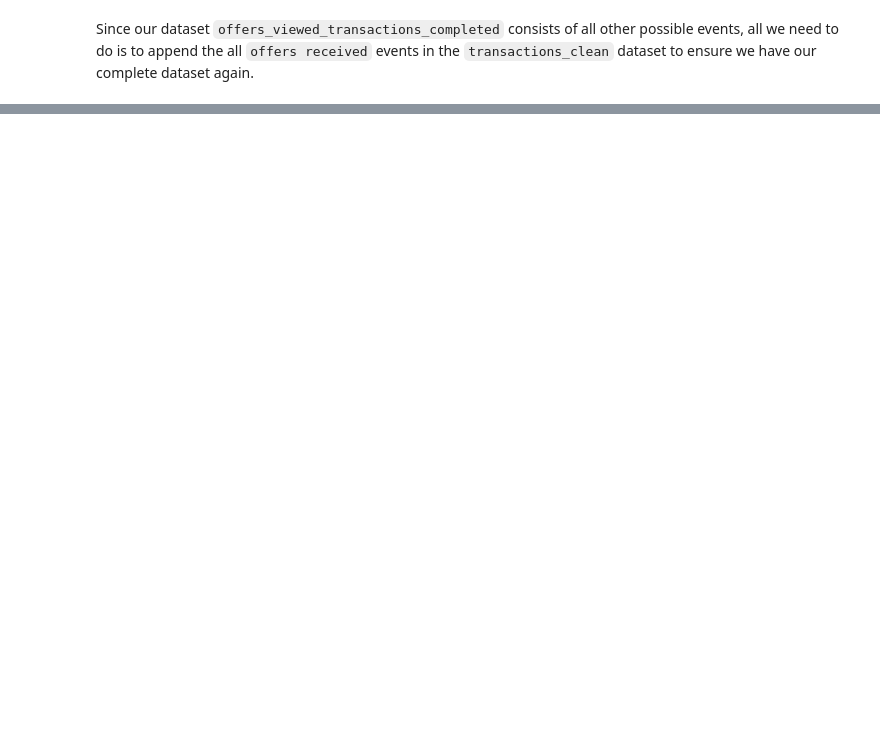
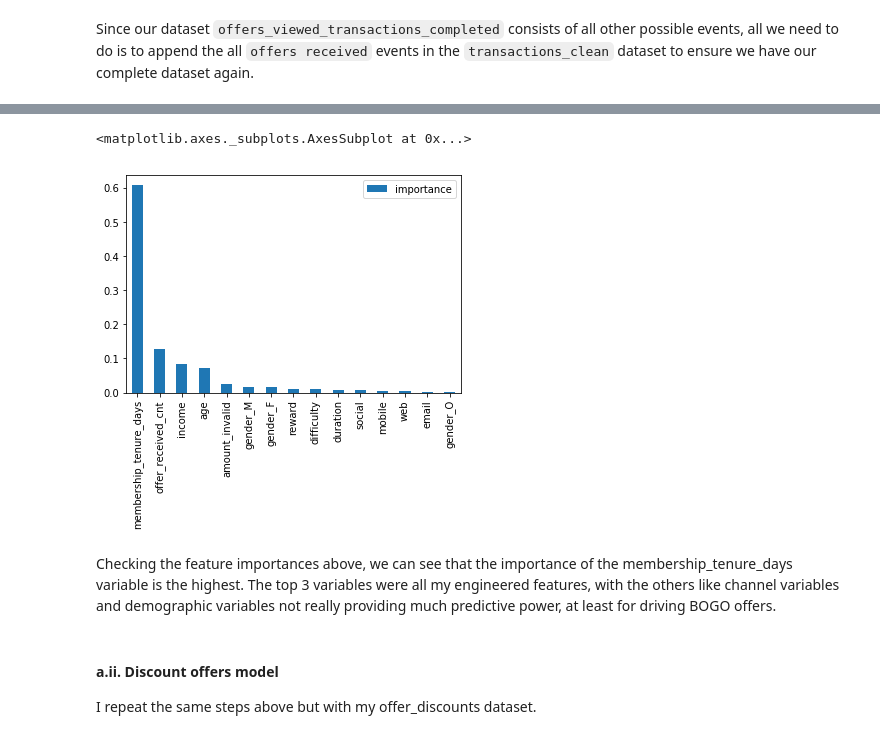
Before and after one commit to syuenloh/UdacityDataScientistCapstone, a Jupyter notebook: Starbucks_Capstone_Report.ipynb, the cells around one changed output, grey strips where cells are left out. Saved outputs shown, nothing was run; the diff lists cells and outputs as text; code cells hidden in the pictures; blank space fills up the shorter version.

```diff
--- a/Starbucks_Capstone_Report.ipynb
+++ b/Starbucks_Capstone_Report.ipynb
@@ -433,0 +866,20 @@ We can get the difference between two events using the `diff` function in pandas
+# %%
+#merge with portfolio to get offer details
+offers_info=offers_info.merge(portfolio,how='left',on='offer_id')
+
+#reset index for offers_info
+offers_info=drop_cols('index',offers_info.reset_index())
+
+#expand channel column into categorical variables
+def channel_col(name,df=offers_info):
+    df[name]= np.nan
+    df.loc[pd.Series([name in df['channels'][x] for x in range(len(df['channels']))]),name]=1
+    df[name]=df[name].fillna(value=0)
+    return df
+# %%
+channel_col('web')
+channel_col('email')
+channel_col('mobile')
+channel_col('social');
+
+drop_cols('channels',offers_info,inplace=True);
@@ -433,0 +968,6 @@ We can get the difference between two events using the `diff` function in pandas
+# %%
+def data_prep(df,drop_cols_prep):
+    # Split the data into features and target label
+    target = df['effective_offer']
+    features = drop_cols(drop_cols_prep,df)
+    return features,target
@@ -433,0 +1049,10 @@ We can get the difference between two events using the `diff` function in pandas
+# %%
+drop_cols_prep=['person','offer_id','effective_offer','offer_type']
+features,target=data_prep(offers_bogo,drop_cols_prep)
+X_train, X_test, y_train, y_test=model_pipeline(features,target)
+
+#Initialize the model
+clf1 = DecisionTreeClassifier(criterion='entropy',max_depth=5,random_state=2,min_samples_split=90,min_samples_leaf=50)
+clf2 = RandomForestClassifier(random_state=2,max_depth= 11, max_features= 'auto',min_samples_split= 10,n_estimators=20,min_samples_leaf=20)
+
+results=run_model(clf1,clf2,'bogo_1')
@@ -433,0 +1111,14 @@ We can get the difference between two events using the `diff` function in pandas
+# %%
+feature_importances = pd.DataFrame(clf2.feature_importances_,
+                                   index = features.columns,
+                                    columns=['importance']).sort_values('importance',ascending=False)
+feature_importances.plot.bar()
+# %% [output]
+<matplotlib.axes._subplots.AxesSubplot at 0x...>
+[figure, added]
+# %% [markdown]
+Checking the feature importances above, we can see that the importance of the membership_tenure_days variable is the highest. The top 3 variables were all my engineered features, with the others like channel variables and demographic variables not really providing much predictive power, at least for driving BOGO offers.
+# %% [markdown]
+#### a.ii. Discount offers model
+
+I repeat the same steps above but with my offer_discounts dataset.
```
Also changed, not shown: parts of 209 cells of this notebook, 1 other file.
